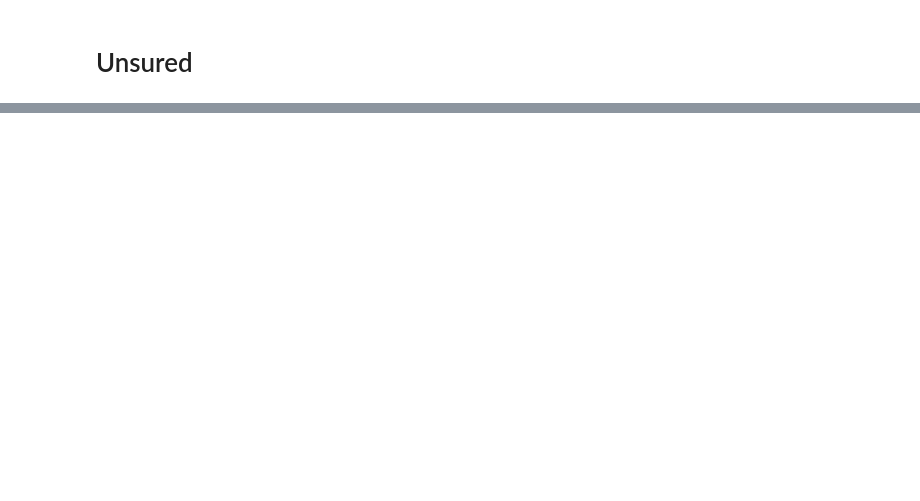
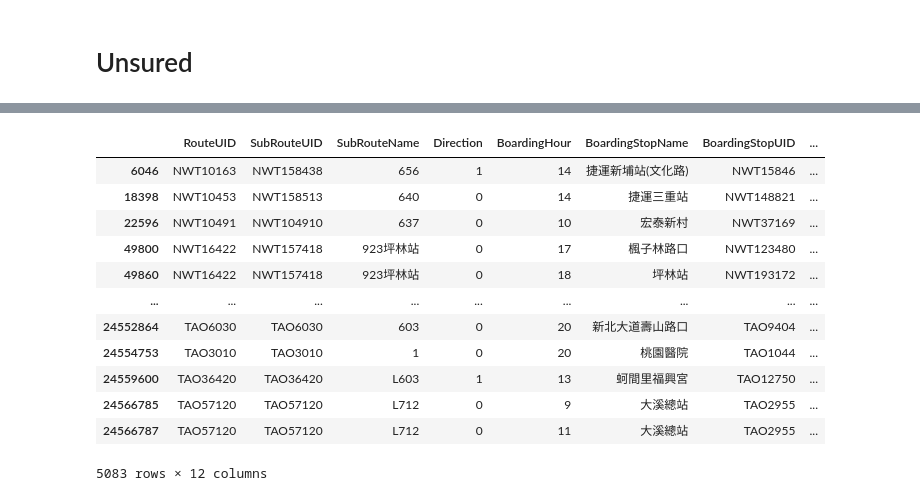
Before and after one commit to KaiChiehKJ/THI-6800-BusTicket, a Jupyter notebook: 03_TicketAnalysisCode.ipynb, the cells around one changed output, grey strips where cells are left out. Drawn from its saved outputs; the diff is of its cells as text; code cells hidden in the pictures; blank space fills up the shorter version.

```diff
--- a/03_TicketAnalysisCode.ipynb
+++ b/03_TicketAnalysisCode.ipynb
@@ -1109,0 +1064,20 @@ See the caveats in the documentation: https://pandas.pydata.org/pandas-docs/stab
+# %%
+maskname = df['BoardingStopName'] == df['DeboardingStopName']
+maskseq = df['BoardingStopSequence'] == df['DeboardingStopSequence']
+df[maskname & (-maskseq)][['RouteUID', 'SubRouteUID', 'SubRouteName' , 'Direction',
+                           'BoardingHour', 'BoardingStopName', 'BoardingStopUID', 'BoardingStopSequence',
+                           'DeboardingHour','DeboardingStopName','DeboardingStopUID', 'DeboardingStopSequence']]
+# %% [output]
+|  | RouteUID | SubRouteUID | SubRouteName | Direction | BoardingHour | BoardingStopName | BoardingStopUID | ... |
+| 6046 | NWT10163 | NWT158438 | 656 | 1 | 14 | 捷運新埔站(文化路) | NWT15846 | ... |
+| 18398 | NWT10453 | NWT158513 | 640 | 0 | 14 | 捷運三重站 | NWT148821 | ... |
+| 22596 | NWT10491 | NWT104910 | 637 | 0 | 10 | 宏泰新村 | NWT37169 | ... |
+| 49800 | NWT16422 | NWT157418 | 923坪林站 | 0 | 17 | 楓子林路口 | NWT123480 | ... |
+| 49860 | NWT16422 | NWT157418 | 923坪林站 | 0 | 18 | 坪林站 | NWT193172 | ... |
+| ... | ... | ... | ... | ... | ... | ... | ... | ... |
+| 24552864 | TAO6030 | TAO6030 | 603 | 0 | 20 | 新北大道壽山路口 | TAO9404 | ... |
+| 24554753 | TAO3010 | TAO3010 | 1 | 0 | 20 | 桃園醫院 | TAO1044 | ... |
+| 24559600 | TAO36420 | TAO36420 | L603 | 1 | 13 | 蚵間里福興宮 | TAO12750 | ... |
+| 24566785 | TAO57120 | TAO57120 | L712 | 0 | 9 | 大溪總站 | TAO2955 | ... |
+| 24566787 | TAO57120 | TAO57120 | L712 | 0 | 11 | 大溪總站 | TAO2955 | ... |
+5083 rows × 12 columns
```
Also changed, not shown: parts of 16 cells of this notebook.
